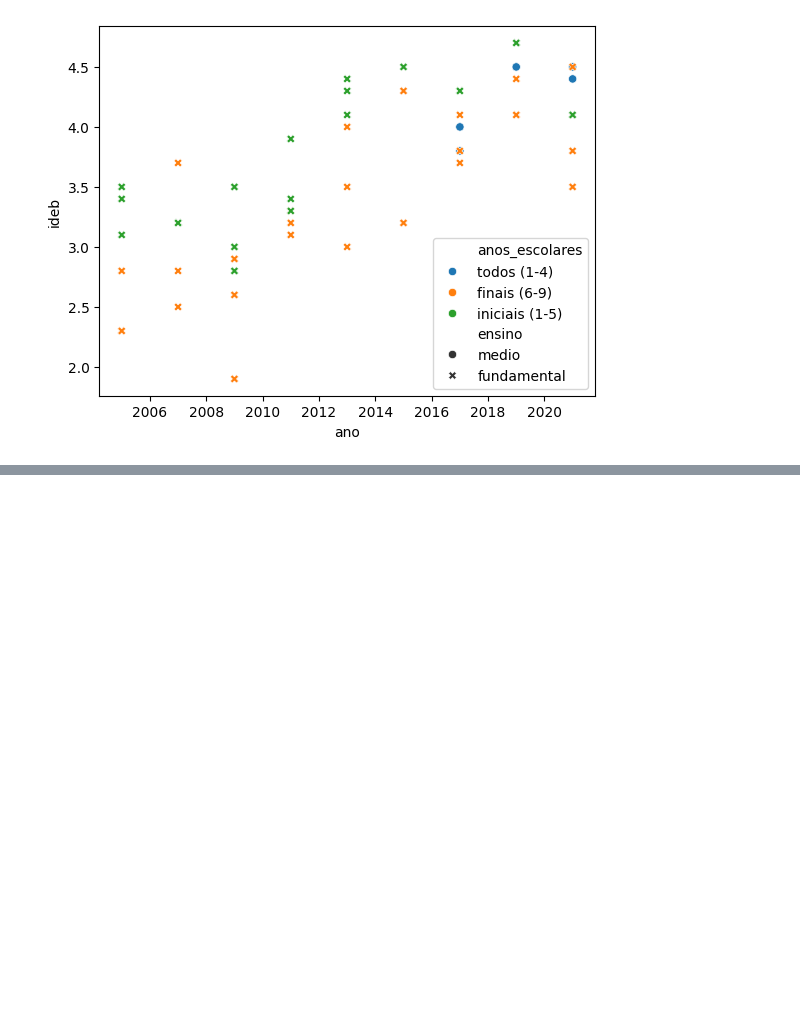
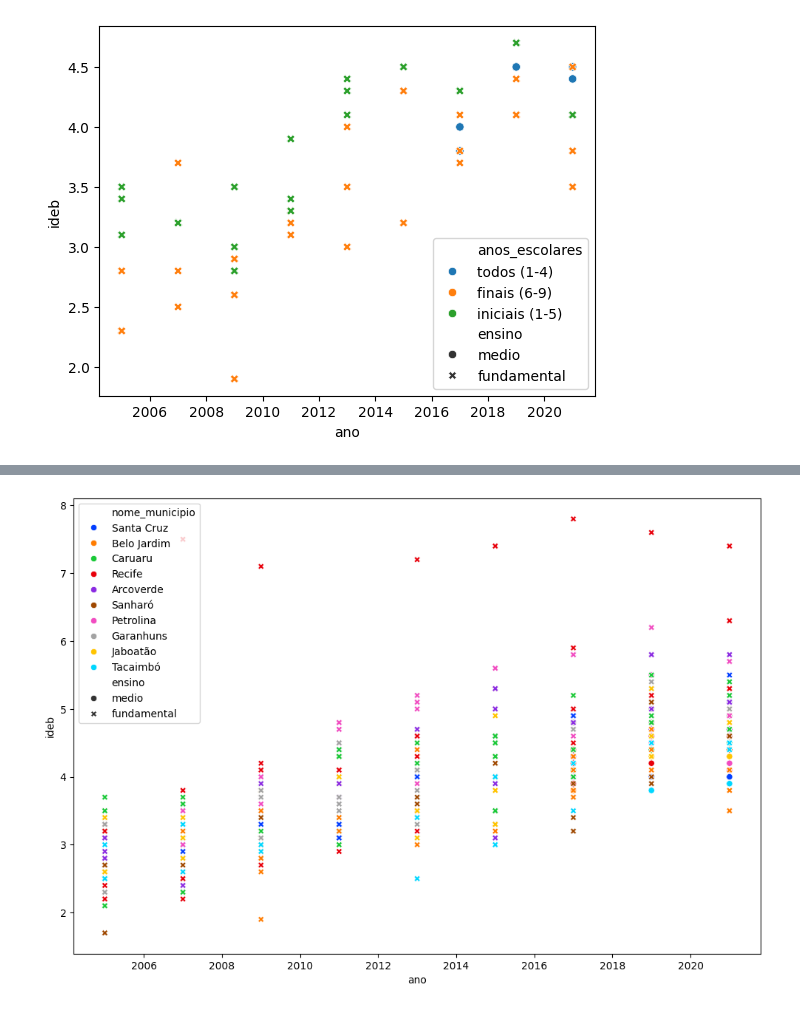
Before and after one commit to claraaqn/IC-Dadis_IDEB, a Jupyter notebook: tratamento_de_dados/inep_ideb.ipynb, the cells around one changed output, grey strips where cells are left out. Saved outputs shown, nothing was run; the diff lists cells and outputs as text; code cells hidden in the pictures; blank space fills up the shorter version.

Commit message:
gráficos esttáticos para apresentação trabalho de dois dias em uma noite

```diff
--- a/tratamento_de_dados/inep_ideb.ipynb
+++ b/tratamento_de_dados/inep_ideb.ipynb
@@ -84,0 +114,21 @@ sns.scatterplot(data=data_bj, x='ano', y='ideb', hue='anos_escolares', style='en
+# %%
+id_para_municipio = {
+    2601706: 'Belo Jardim',
+    2601201: 'Arcoverde',
+    2604106: 'Caruaru',
+    2612406: 'Sanharó',
+    2614709: 'Tacaimbó',
+    2612455: 'Santa Cruz',
+    2611606: 'Recife',
+    2607901: 'Jaboatão',
+    2611101: 'Petrolina',
+    2606002: 'Garanhuns'
+}
+
+principais_cidades_nome = principais_cidades.copy()
+principais_cidades_nome['nome_municipio'] = principais_cidades['id_municipio'].map(id_para_municipio)
+# %%
+geral_nome = sns.scatterplot(data=principais_cidades_nome, x='ano', y='ideb', hue='nome_municipio', style='ensino', palette='bright')
+geral_nome.figure.set_size_inches(12, 8)
+# %% [output]
+[figure, added]
```
Also changed, not shown: parts of 22 cells of this notebook.
